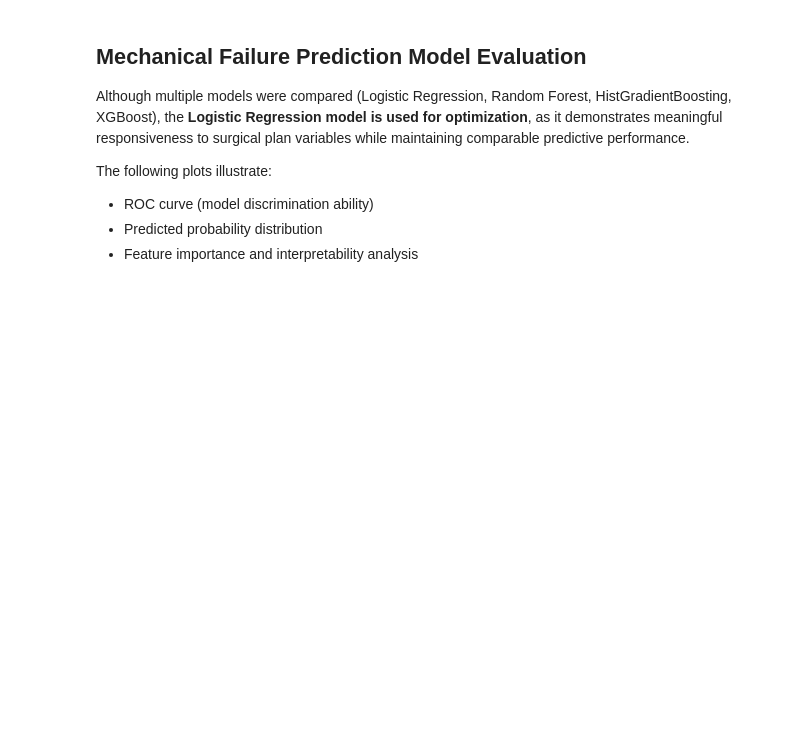
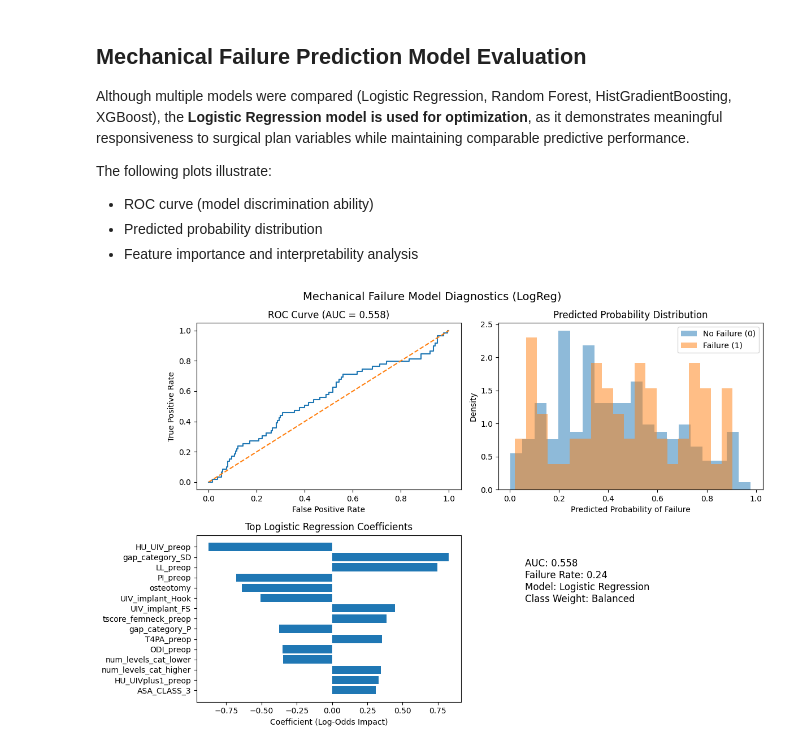
Before and after one commit to 124578-UW/Data-Science-Capstone, a Jupyter notebook: notebooks/02_mech_fail_baseline.ipynb, the cells around one changed output. Drawn from its saved outputs; the diff is of its cells as text; code cells hidden in the pictures; blank space fills up the shorter version.

```diff
--- a/notebooks/02_mech_fail_baseline.ipynb
+++ b/notebooks/02_mech_fail_baseline.ipynb
@@ -679,19 +769,58 @@ plt.show()
-# %%
-import matplotlib.pyplot as plt
-import pandas as pd
-
-df_plot = pd.DataFrame({
-    "prob": probs_logreg,
-    "actual": y.values
-})
-
-plt.figure()
-for label in [0, 1]:
-    subset = df_plot[df_plot["actual"] == label]
-    plt.hist(subset["prob"], bins=20, alpha=0.5, density=True)
-
-plt.title("Predicted Probability Distribution by Outcome")
-plt.xlabel("Predicted Probability of Mechanical Failure")
-plt.ylabel("Density")
-plt.legend(["No Failure (0)", "Failure (1)"])
-plt.show()
+# %%
+import matplotlib.pyplot as plt
+from sklearn.metrics import roc_curve
+import numpy as np
+
+# Prepare ROC
+fpr, tpr, _ = roc_curve(y, probs_logreg)
+
+# Prepare coefficient data
+top = coef_df.head(15).iloc[::-1]
+
+# Create figure
+fig, axes = plt.subplots(2, 2, figsize=(12, 8))
+fig.suptitle("Mechanical Failure Model Diagnostics (LogReg)", fontsize=14)
+
+# ROC Curve
+
+axes[0, 0].plot(fpr, tpr)
+axes[0, 0].plot([0, 1], [0, 1], linestyle="--")
+axes[0, 0].set_title(f"ROC Curve (AUC = {roc_auc:.3f})")
+axes[0, 0].set_xlabel("False Positive Rate")
+axes[0, 0].set_ylabel("True Positive Rate")
+
+
+# Probability Distribution
+
+for label in [0, 1]:
+    subset = probs_logreg[y == label]
+    axes[0, 1].hist(subset, bins=20, alpha=0.5, density=True)
+
+axes[0, 1].set_title("Predicted Probability Distribution")
+axes[0, 1].set_xlabel("Predicted Probability of Failure")
+axes[0, 1].set_ylabel("Density")
+axes[0, 1].legend(["No Failure (0)", "Failure (1)"])
+
+
+# Top Coefficients
+
+axes[1, 0].barh(top["feature"], top["coefficient"])
+axes[1, 0].set_title("Top Logistic Regression Coefficients")
+axes[1, 0].set_xlabel("Coefficient (Log-Odds Impact)")
+
+# Model Summary Panel
+
+axes[1, 1].axis("off")
+axes[1, 1].text(
+    0.1, 0.6,
+    f"AUC: {roc_auc:.3f}\n"
+    f"Failure Rate: {np.mean(y):.2f}\n"
+    f"Model: Logistic Regression\n"
+    f"Class Weight: Balanced",
+    fontsize=12
+)
+
+plt.tight_layout()
+plt.show()
+# %% [output]
+[figure, added]
```
Also changed, not shown: parts of 25 cells of this notebook.
